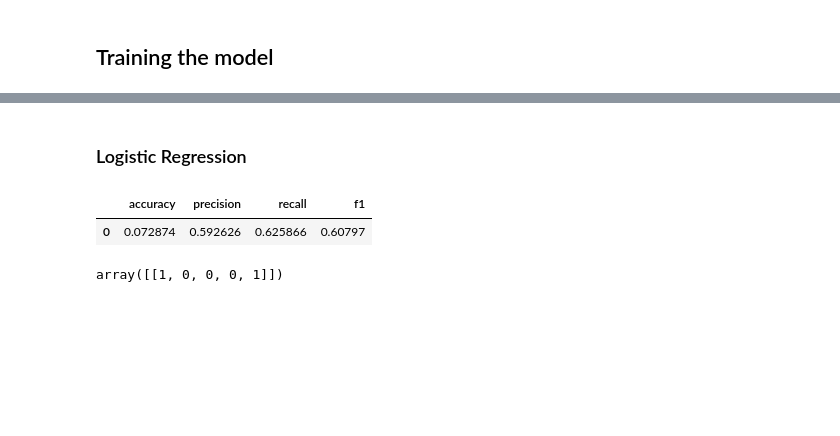
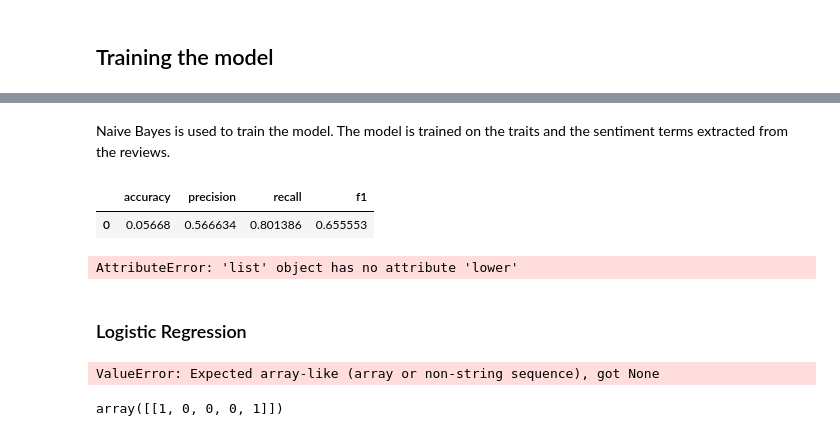
Before and after one commit to jessedoka/LCT, a Jupyter notebook: text_analysis.ipynb, the cells around one changed output, grey strips where cells are left out. Cells and saved outputs as stored; diff of their text form; code cells hidden in the pictures; blank space fills up the shorter version.

Commit message:
new pipeline developed

```diff
--- a/text_analysis.ipynb
+++ b/text_analysis.ipynb
@@ -410,3 +438,3 @@ df.to_pickle('data/essays-preprocessed.pkl')
 # %%
-df = pd.read_pickle('data/essays_preprocessed.pkl')
+df = pd.read_pickle('data/essays-preprocessed.pkl')
 # %%
@@ -431,3 +466,5 @@ from sklearn.multiclass import OneVsRestClassifier
 from sklearn.model_selection import GridSearchCV
 # %%
 traits = ['extroversion', 'neuroticism', 'agreeableness', 'conscientiousness', 'openness']
+# %% [markdown]
+Naive Bayes is used to train the model. The model is trained on the traits and the sentiment terms extracted from the reviews.
@@ -434,3 +473,39 @@ traits = ['extroversion', 'neuroticism', 'agreeableness', 'conscientiousness', '
+# %%
+class ItemSelector(BaseEstimator, TransformerMixin):
+    def __init__(self, key):
+        self.key = key
+
+    def fit(self, x, y=None):
+        return self
+
+    def transform(self, data_dict):
+        return data_dict[self.key]
+# %%
+pipe = Pipeline([
+    ('union', FeatureUnion(
+        transformer_list=[
+            ('text', Pipeline([
+                    ('selector', ItemSelector(key='processed_text')),
+                    ('tfidf', TfidfVectorizer()),
+                    ])),
+            ('sentiment', Pipeline([
+                ('selector', ItemSelector(key='sentiment_terms')),
+                ('tfidf', TfidfVectorizer()),
+            ])),
+        ],
+    )),
+    ('clf', OneVsRestClassifier(MultinomialNB())),
+])
+# %%
+nb_model, results = train_model(df, traits, pipe, None)
+results
+# %% [output]
+|  | accuracy | precision | recall | f1 |
+| 0 | 0.05668 | 0.566634 | 0.801386 | 0.655553 |
+# %%
+predict_sentence(nb_model, "I am a very happy person")
+# %% [output]
+AttributeError: 'list' object has no attribute 'lower'
 # %% [markdown]
 ### Logistic Regression
 # %%
@@ -443,9 +523,8 @@ model = Pipeline([
 # %%
-lr_model = train_model(df, traits, model, None)
+lr_model = train_model(df, traits, text_pipeline, sentiment_pipeline, None)
 lr_model[1]
 # %% [output]
-|  | accuracy | precision | recall | f1 |
-| 0 | 0.072874 | 0.592626 | 0.625866 | 0.60797 |
+ValueError: Expected array-like (array or non-string sequence), got None
 # %%
 predict(lr_model[0], 'You')
 # %% [output]
```
Also changed, not shown: parts of 26 cells of this notebook.
